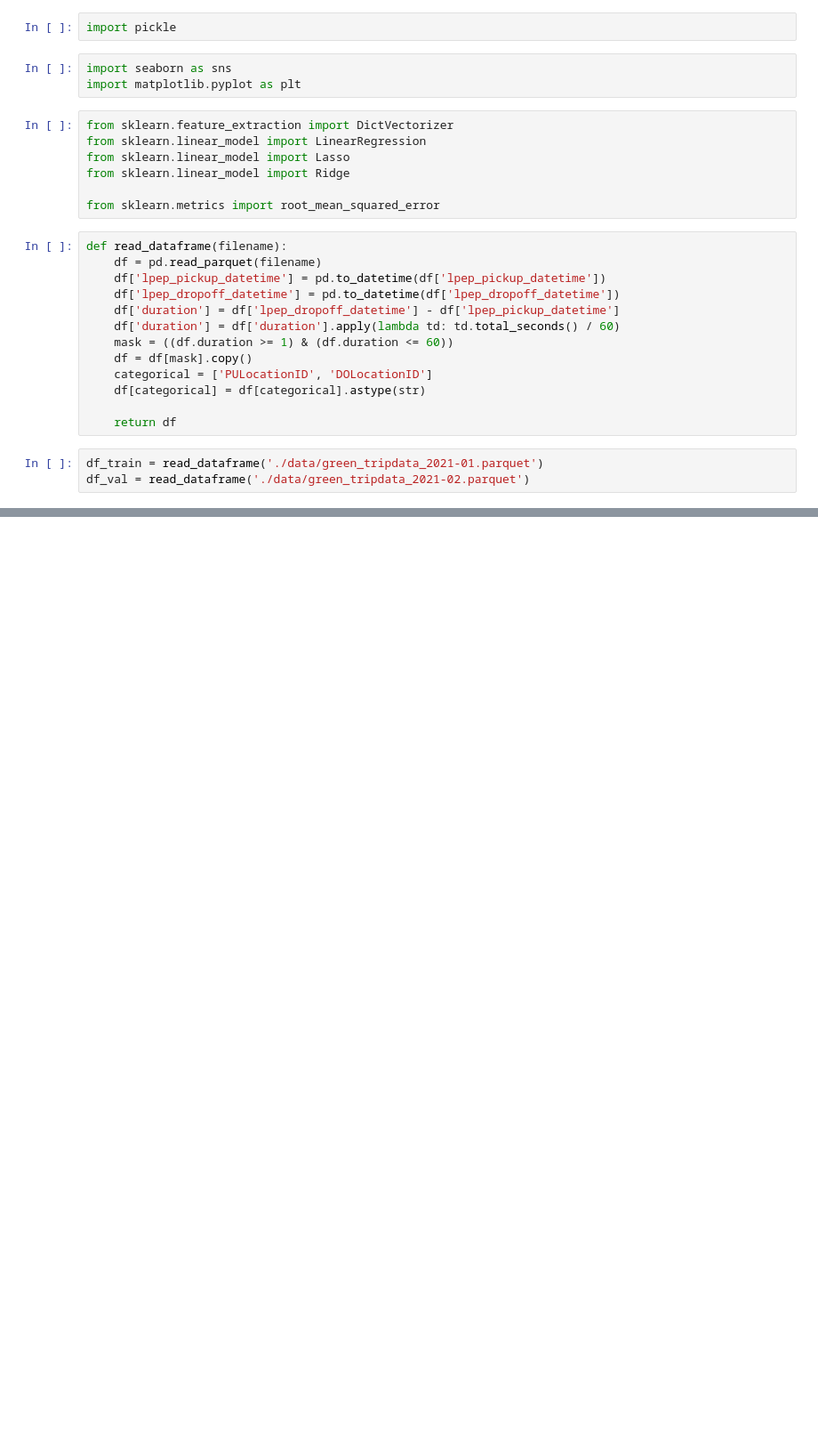
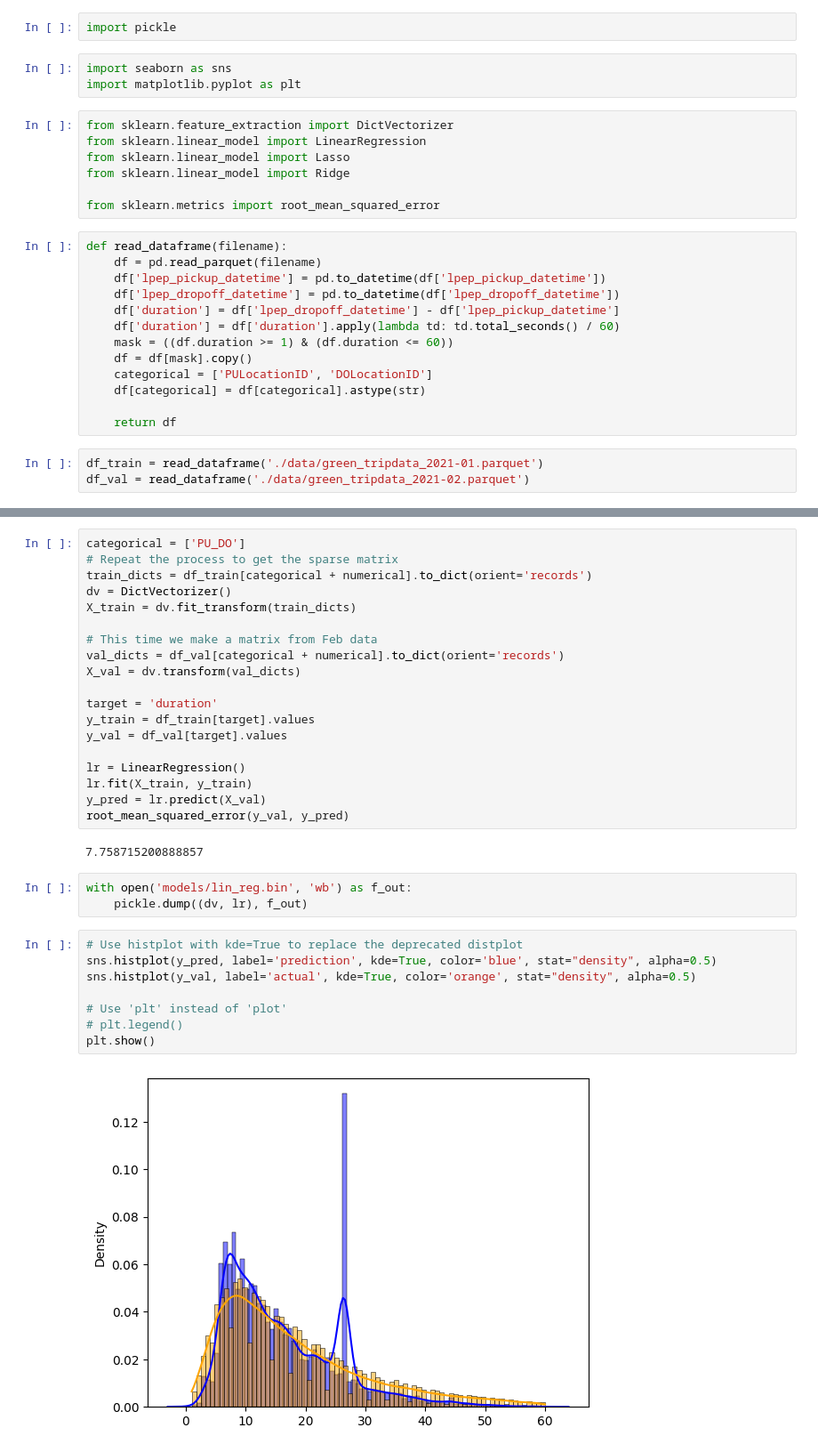
Before and after one commit to Joey-1218/MLOps-zoomcamp, a Jupyter notebook: 01-intro/duration-prediction.ipynb, the cells around one changed output, grey strips where cells are left out. Shown at 89% size. Saved outputs shown, nothing was run; the diff lists cells and outputs as text; blank space fills up the shorter version.

```diff
--- a/01-intro/duration-prediction.ipynb
+++ b/01-intro/duration-prediction.ipynb
@@ -64,0 +82,34 @@ plot.legend()
+# %%
+categorical = ['PU_DO']
+# Repeat the process to get the sparse matrix
+train_dicts = df_train[categorical + numerical].to_dict(orient='records')
+dv = DictVectorizer()
+X_train = dv.fit_transform(train_dicts)
+
+# This time we make a matrix from Feb data
+val_dicts = df_val[categorical + numerical].to_dict(orient='records')
+X_val = dv.transform(val_dicts)
+
+target = 'duration'
+y_train = df_train[target].values
+y_val = df_val[target].values
+
+lr = LinearRegression()
+lr.fit(X_train, y_train)
+y_pred = lr.predict(X_val)
+root_mean_squared_error(y_val, y_pred)
+# %% [output]
+7.758715200888857
+# %%
+with open('models/lin_reg.bin', 'wb') as f_out:
+    pickle.dump((dv, lr), f_out)
+# %%
+# Use histplot with kde=True to replace the deprecated distplot
+sns.histplot(y_pred, label='prediction', kde=True, color='blue', stat="density", alpha=0.5)
+sns.histplot(y_val, label='actual', kde=True, color='orange', stat="density", alpha=0.5)
+
+# Use 'plt' instead of 'plot'
+# plt.legend()
+plt.show()
+# %% [output]
+[figure, added]
```
Also changed, not shown: parts of 12 cells of this notebook, 1 other file.
